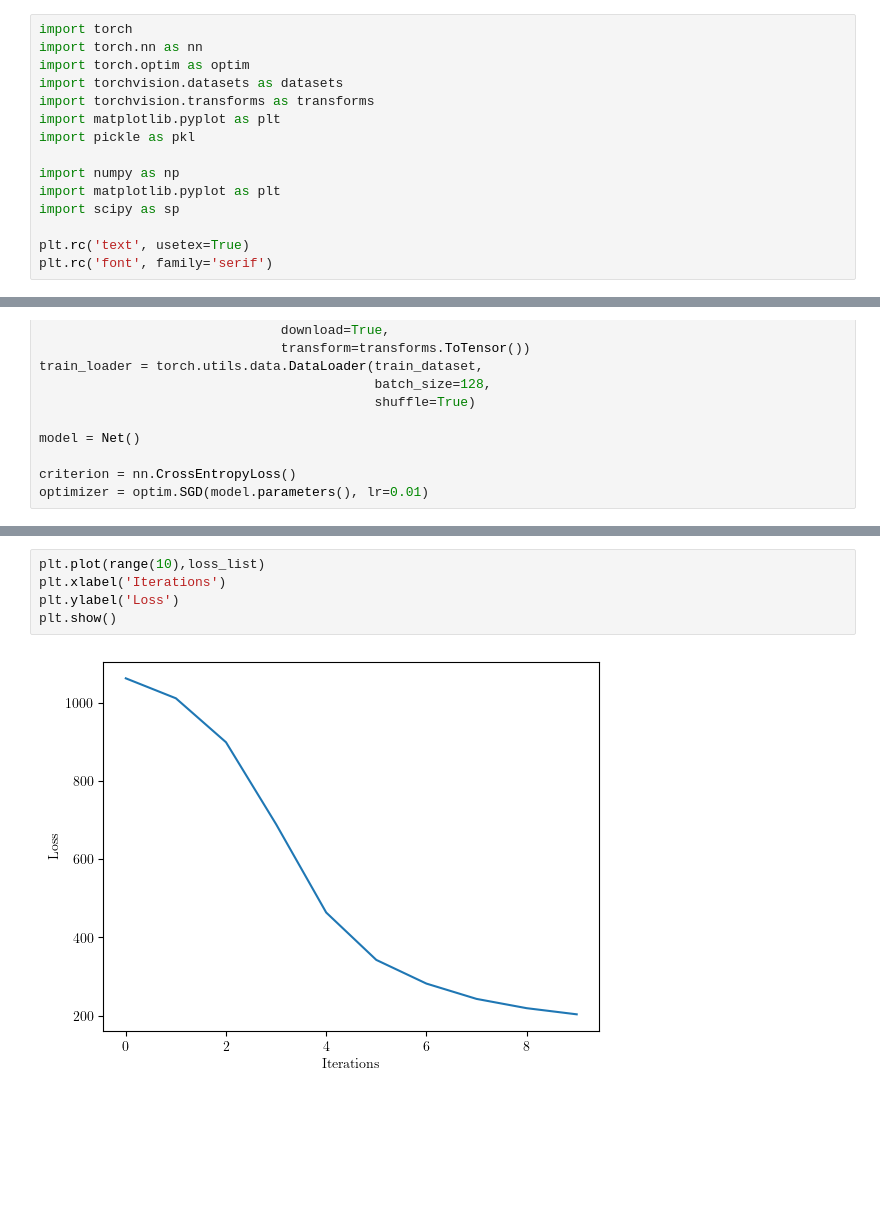
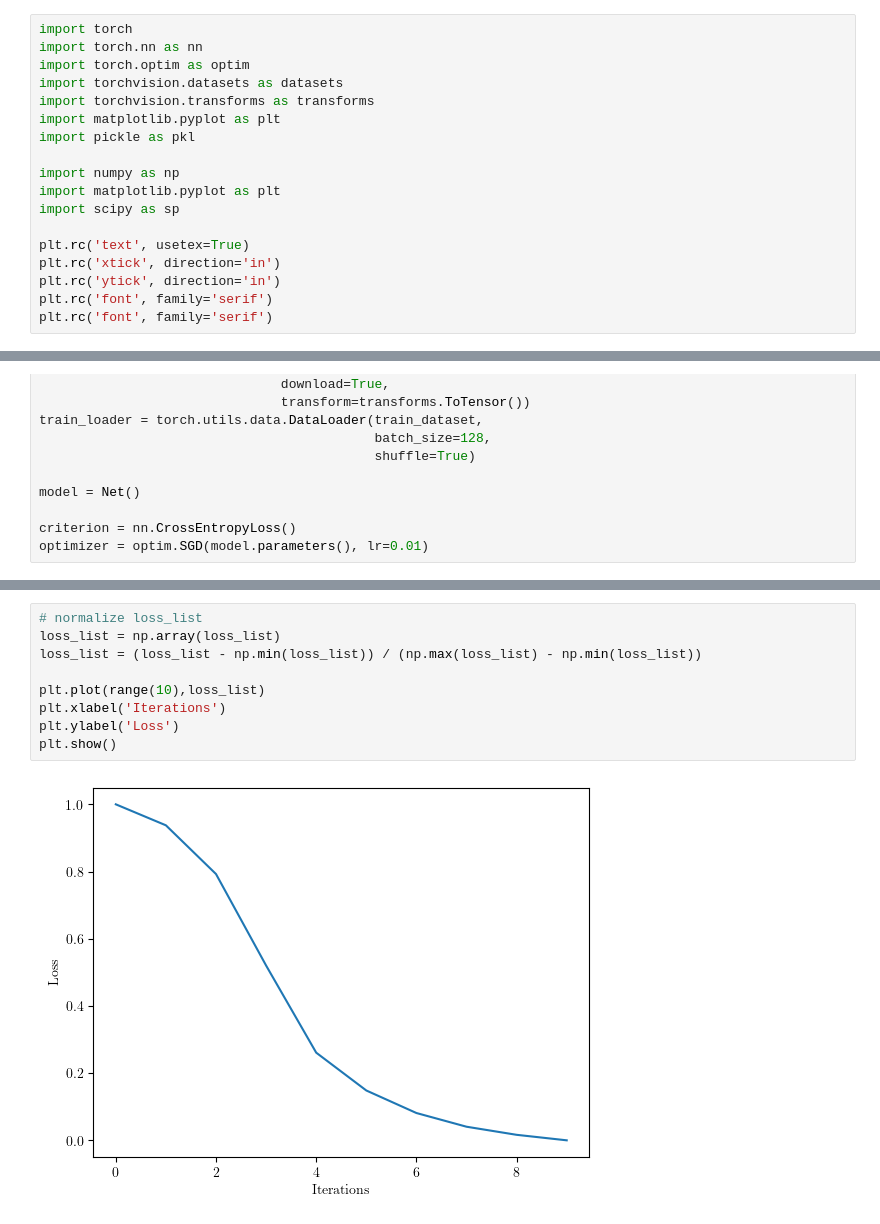
Before and after one commit to tyxiang0530/CavityNLONN, a Jupyter notebook: TrainNetwork.ipynb, the cells around one changed output, grey strips where cells are left out. Saved outputs shown, nothing was run; the diff lists cells and outputs as text; blank space fills up the shorter version.

```diff
--- a/TrainNetwork.ipynb
+++ b/TrainNetwork.ipynb
@@ -12,7 +12,10 @@ import matplotlib.pyplot as plt
 import scipy as sp
 
 plt.rc('text', usetex=True)
+plt.rc('xtick', direction='in')
+plt.rc('ytick', direction='in')
 plt.rc('font', family='serif')
+plt.rc('font', family='serif')
 # %% [markdown]
 let's just first test one of our dispersive bistability curves
 # %%
@@ -96,7 +99,11 @@ Epoch 10 loss: 203.414
 # %%
+# normalize loss_list
+loss_list = np.array(loss_list)
+loss_list = (loss_list - np.min(loss_list)) / (np.max(loss_list) - np.min(loss_list))
+
 plt.plot(range(10),loss_list)
 plt.xlabel('Iterations')
 plt.ylabel('Loss')
 plt.show()
 # %% [output]
-[figure, old version]
+[figure, new version]
```
Also changed, not shown: parts of 6 cells of this notebook, 12 other files.
